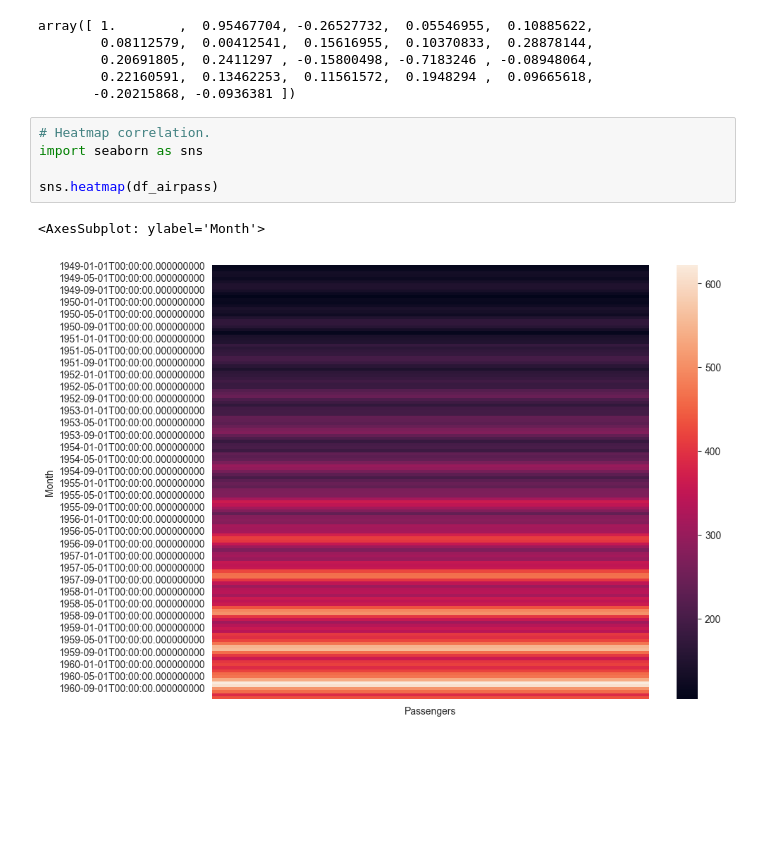
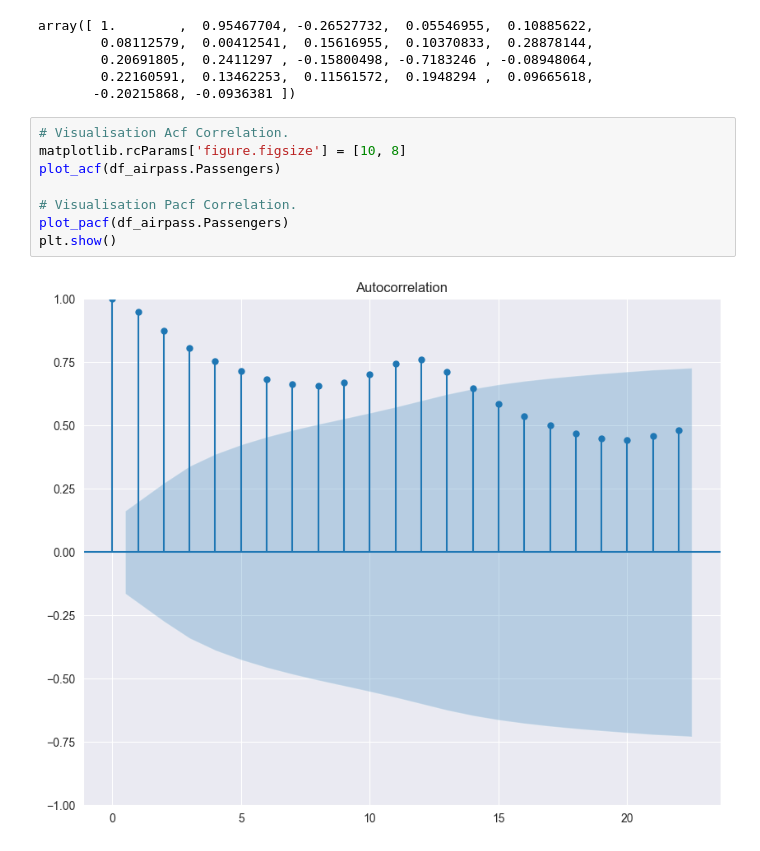
Before and after one commit to OleksiiHayvoronskyi/lesson_47, a Jupyter notebook: Lesson_47_Autoregression_Analysis...ipynb, the cells around one changed output. Saved outputs shown, nothing was run; the diff lists cells and outputs as text; blank space fills up the shorter version.

```diff
--- a/Lesson_47_Autoregression_Analysis...ipynb
+++ b/Lesson_47_Autoregression_Analysis...ipynb
@@ -92,11 +98,13 @@ array([ 1.        ,  0.95467704, -0.26527732,  0.05546955,  0.10885622,
         0.20691805,  0.2411297 , -0.15800498, -0.7183246 , -0.08948064,
         0.22160591,  0.13462253,  0.11561572,  0.1948294 ,  0.09665618,
        -0.20215868, -0.0936381 ])
-# %%
-# Heatmap correlation.
-import seaborn as sns
-
-sns.heatmap(df_airpass)
-# %% [output]
-<AxesSubplot: ylabel='Month'>
-[figure, removed]
+# %%
+# Visualisation Acf Correlation.
+matplotlib.rcParams['figure.figsize'] = [10, 8]
+plot_acf(df_airpass.Passengers)
+
+# Visualisation Pacf Correlation.
+plot_pacf(df_airpass.Passengers)
+plt.show()
+# %% [output]
+[figure, added]
```
Also changed, not shown: parts of 18 cells of this notebook.
